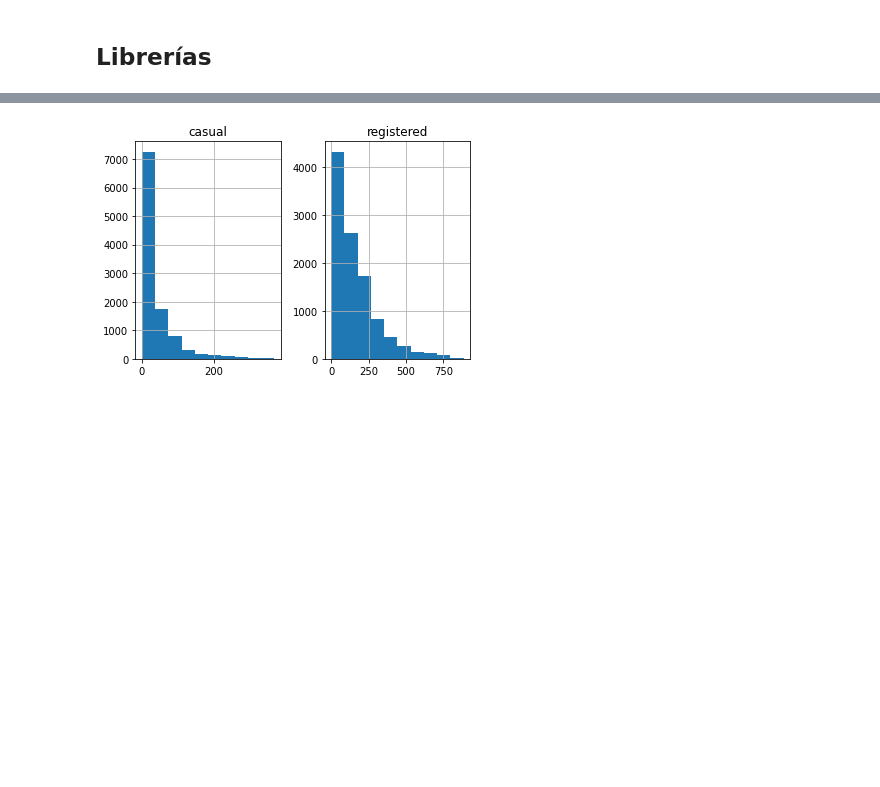
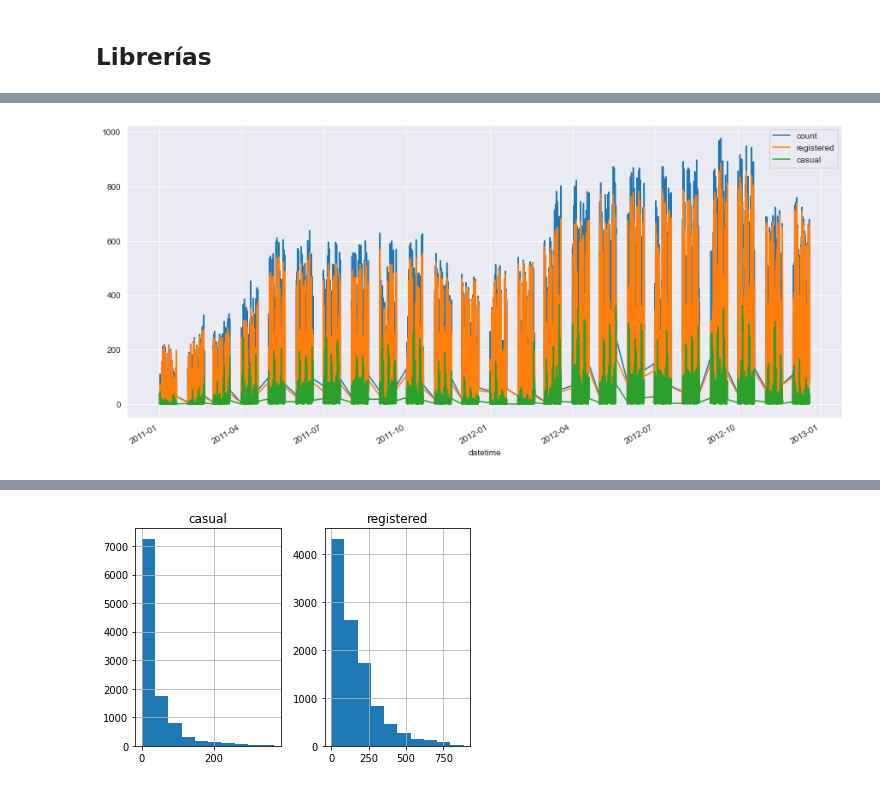
Before and after one commit to Posterior-ia/bike-sharing-playground, a Jupyter notebook: analysis/primer_analisis_kaggle.ipynb, the cells around one changed output, grey strips where cells are left out. Saved outputs shown, nothing was run; the diff lists cells and outputs as text; code cells hidden in the pictures; blank space fills up the shorter version.

```diff
--- a/analysis/primer_analisis_kaggle.ipynb
+++ b/analysis/primer_analisis_kaggle.ipynb
@@ -43,0 +150,9 @@ data.head()
+# %%
+_ = plt.figure(figsize=(15, 7))
+df["count"].plot()
+df.registered.plot()
+df.casual.plot()
+plt.legend()
+plt.show()
+# %% [output]
+[figure, added]
```
Also changed, not shown: parts of 22 cells of this notebook.
